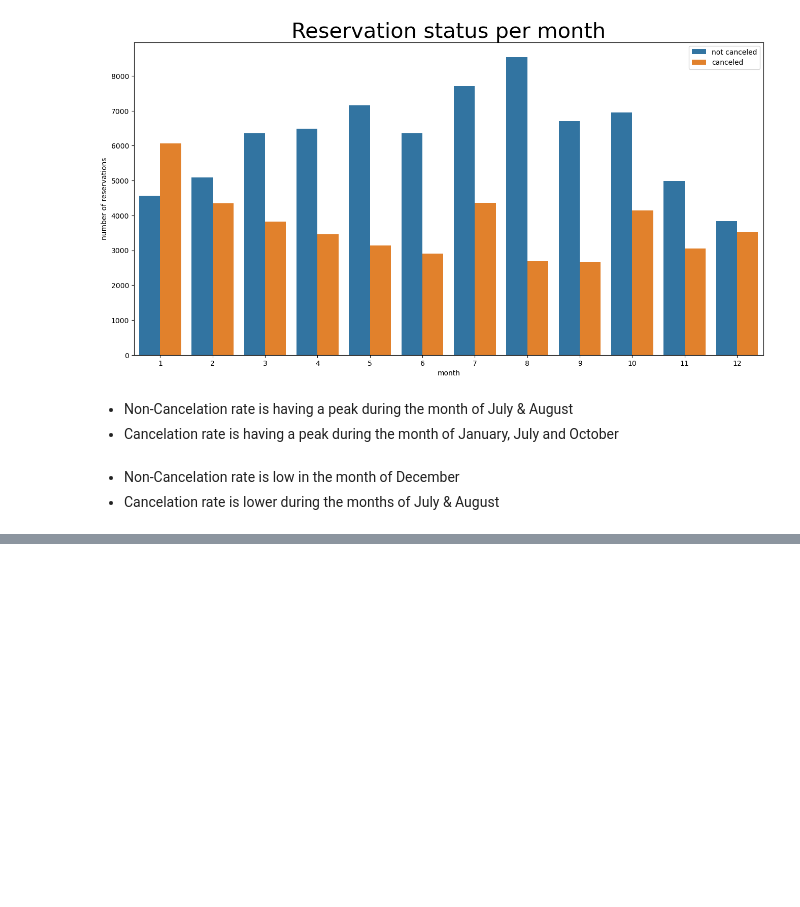
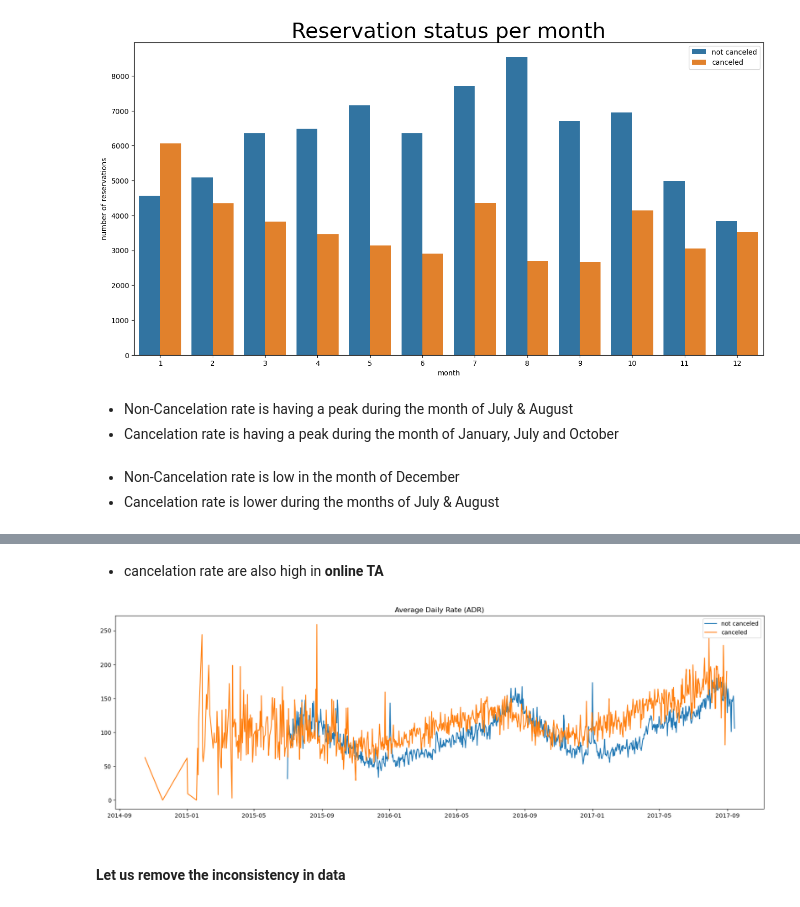
Before and after one commit to soumesh2002/Data-Analysis-Report---Hotel-Booking, a Jupyter notebook: analysis/main.ipynb, the cells around one changed output, grey strips where cells are left out. Cells and saved outputs as stored; diff of their text form; code cells hidden in the pictures; blank space fills up the shorter version.

```diff
--- a/analysis/main.ipynb
+++ b/analysis/main.ipynb
@@ -284,0 +335,27 @@ plt.show()
+# %% [markdown]
+- cancelation rate are also high in __online TA__
+# %%
+canceled_data_adr = canceled_data.groupby(
+    'reservation_status_date')[['adr']].mean()
+canceled_data_adr.reset_index(inplace=True)
+canceled_data_adr.sort_values('reservation_status_date', inplace=True)
+
+not_canceled_data = df[df['is_canceled'] == 0]
+not_canceled_data_adr = not_canceled_data.groupby(
+    'reservation_status_date')[['adr']].mean()
+not_canceled_data_adr.reset_index(inplace=True)
+not_canceled_data_adr.sort_values('reservation_status_date', inplace=True)
+
+plt.figure(figsize=(20, 6))
+plt.title("Average Daily Rate (ADR)")
+plt.plot(not_canceled_data_adr['reservation_status_date'],
+         not_canceled_data_adr['adr'], label='not canceled')
+plt.plot(canceled_data_adr['reservation_status_date'],
+         canceled_data_adr['adr'], label='canceled')
+plt.legend()
+plt.savefig("C:\\Users\\soume\\OneDrive - sk2002\\Data Analysis Report - Hotel Booking\\outputs\\adr_data", dpi=800)
+plt.show()
+# %% [output]
+[figure, added]
+# %% [markdown]
+#### Let us remove the inconsistency in data
```
Also changed, not shown: parts of 11 cells of this notebook, 4 other files.
